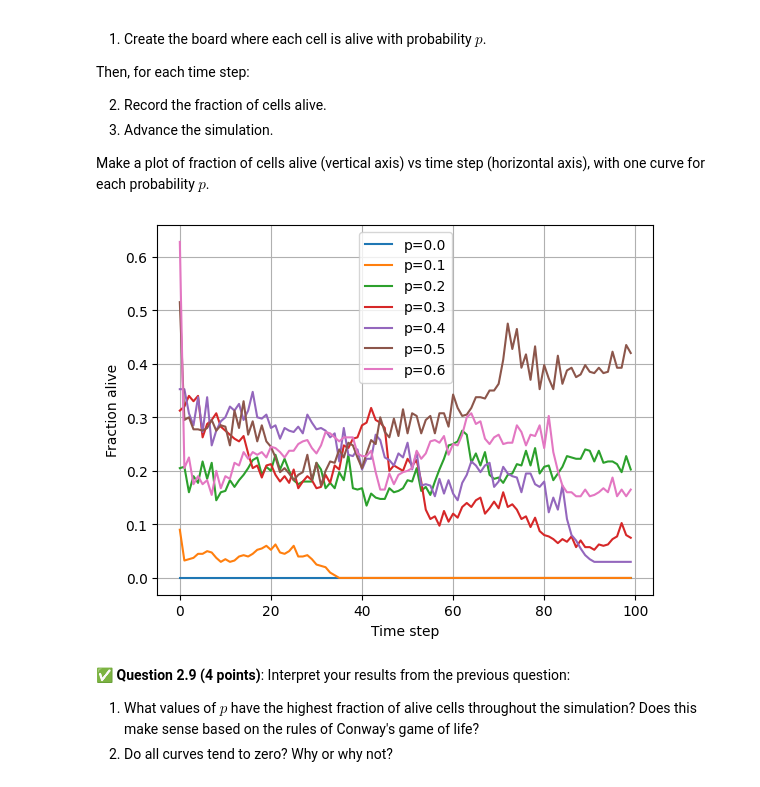
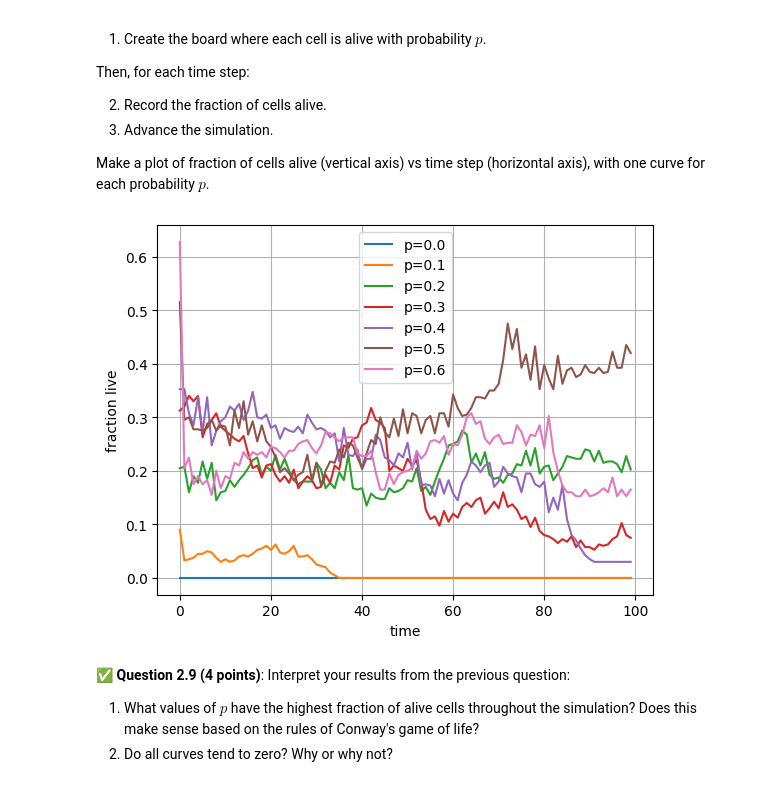
Before and after one commit to nasajoel2032/CMSE202-f25-turnin, a Jupyter notebook: hw-02/HW2.ipynb, the cells around one changed output. Saved outputs shown, nothing was run; the diff lists cells and outputs as text; code cells hidden in the pictures.

```diff
--- a/hw-02/HW2.ipynb
+++ b/hw-02/HW2.ipynb
@@ -458,36 +458,36 @@ import numpy as np
 
 
 rng = np.random.RandomState(1)
 
 xdim = 20
 ydim = 20
 time_steps = 100
 alive_probabilities = [0.0, 0.1, 0.2, 0.3, 0.4, 0.5, 0.6]
 
 import matplotlib.pyplot as plt
 
 fractions = {}
 
 for p in alive_probabilities:
     cells = [Cell(x, y, rng.rand() < p) for x in range(xdim) for y in range(ydim)]
     board = Board(cells)
 
     frac_alive = []
     for t in range(time_steps):
         frac_alive.append(len(board.get_alive_cells()) / (xdim * ydim))
         board.run()
     fractions[p] = frac_alive
 
 for p, frac_alive in fractions.items():
     plt.plot(range(time_steps), frac_alive, label=f"p={p}")
 
-plt.xlabel("Time step")
-plt.ylabel("Fraction alive")
+plt.xlabel("time")
+plt.ylabel("fraction live")
 plt.legend()
 plt.grid(True)
 plt.show()
 # %% [output]
-[figure, old version]
+[figure, new version]
 # %% [markdown]
 &#9989; **Question 2.9 (4 points)**: Interpret your results from the previous question:
 
```
Also changed, not shown: parts of 14 cells of this notebook, 3 other files.
